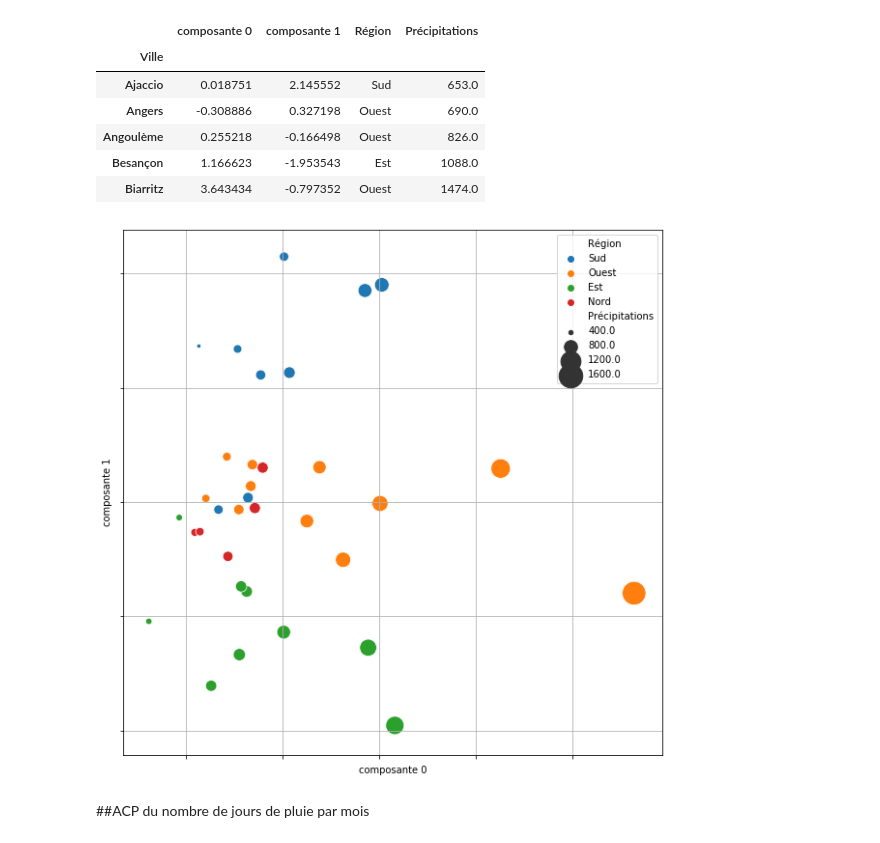
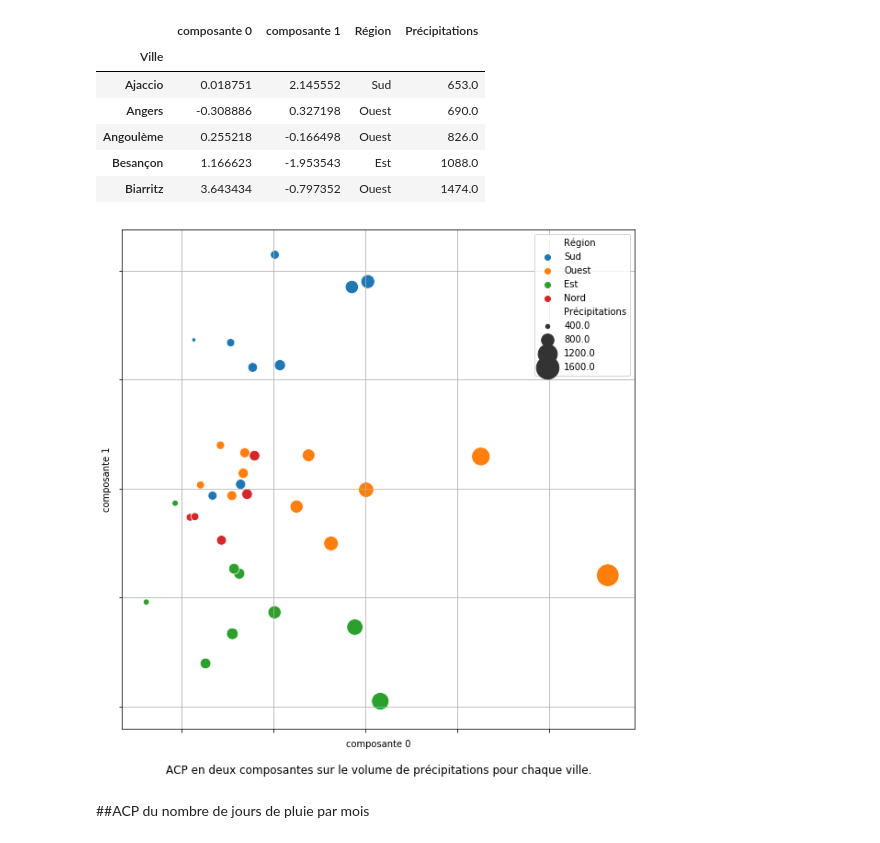
Before and after one commit to campusplage/compte-rendus-jottras_juventin, a Jupyter notebook: TP2_sklearn.ipynb, the cells around one changed output. Cells and saved outputs as stored; diff of their text form; code cells hidden in the pictures.

```diff
--- a/TP2_sklearn.ipynb
+++ b/TP2_sklearn.ipynb
@@ -526,22 +534,27 @@ data_pca.head()
 # %%
 # On affiche le graph avec la composante 0 en x, la composante 1 en y,
 # le volume total des précipitations en taille, et la région en couleur
 g = sns.scatterplot(x='composante 0',
                     y='composante 1',
                     data=data_pca,
                     hue='Région',
                     size='Précipitations',
                     sizes=(20,600))
 
 # On supprime les indications sur les axes
 plt.gca().set_yticklabels([])
 plt.gca().set_xticklabels([])
 plt.grid()
 
+# On ajoute le titre
+plt.title(label='ACP en deux composantes sur le volume de précipitations pour chaque ville.',
+          y=-0.1)
+          # On positionne le titre en bas
+
 # On agrandit la figure
 plt.gcf().set_size_inches(10,10)
 # %% [output]
-[figure, old version]
+[figure, new version]
 # %% [markdown]
 ##ACP du nombre de jours de pluie par mois
 # %%
```
Also changed, not shown: parts of 10 cells of this notebook.
